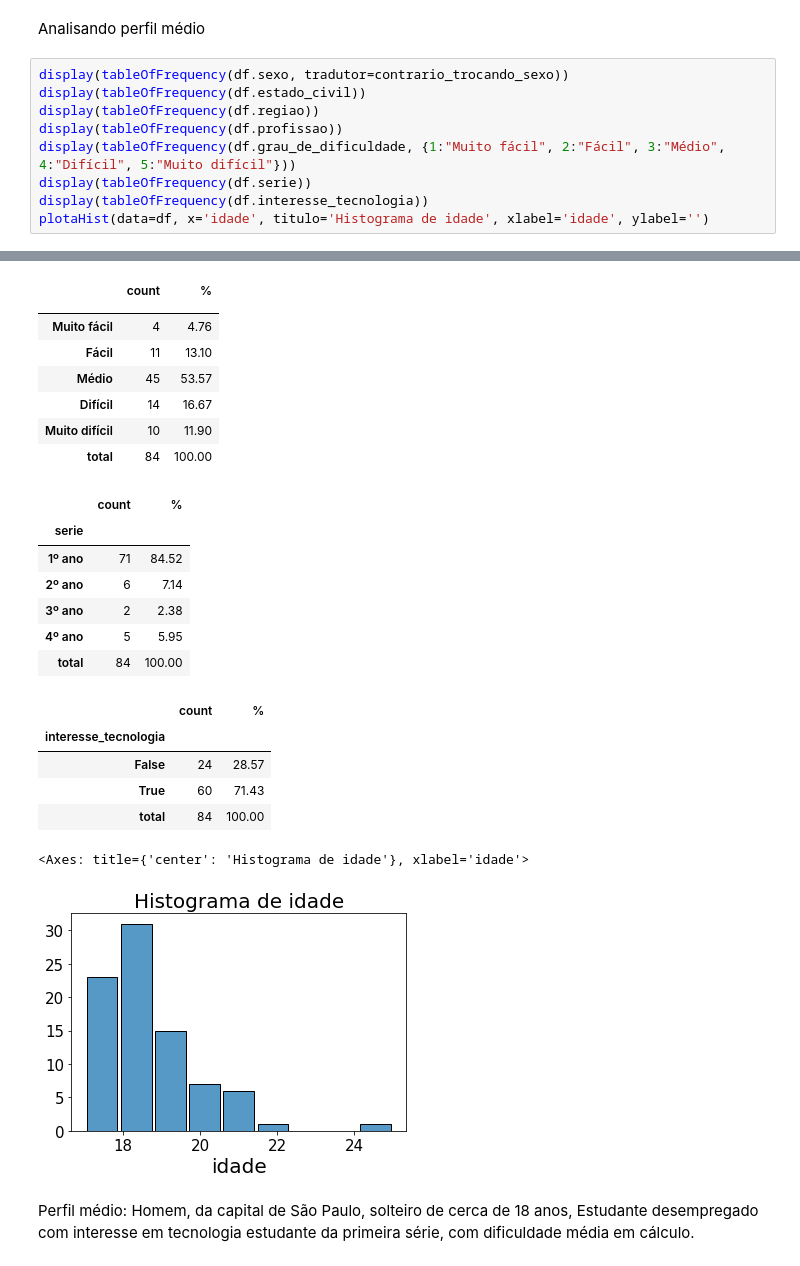
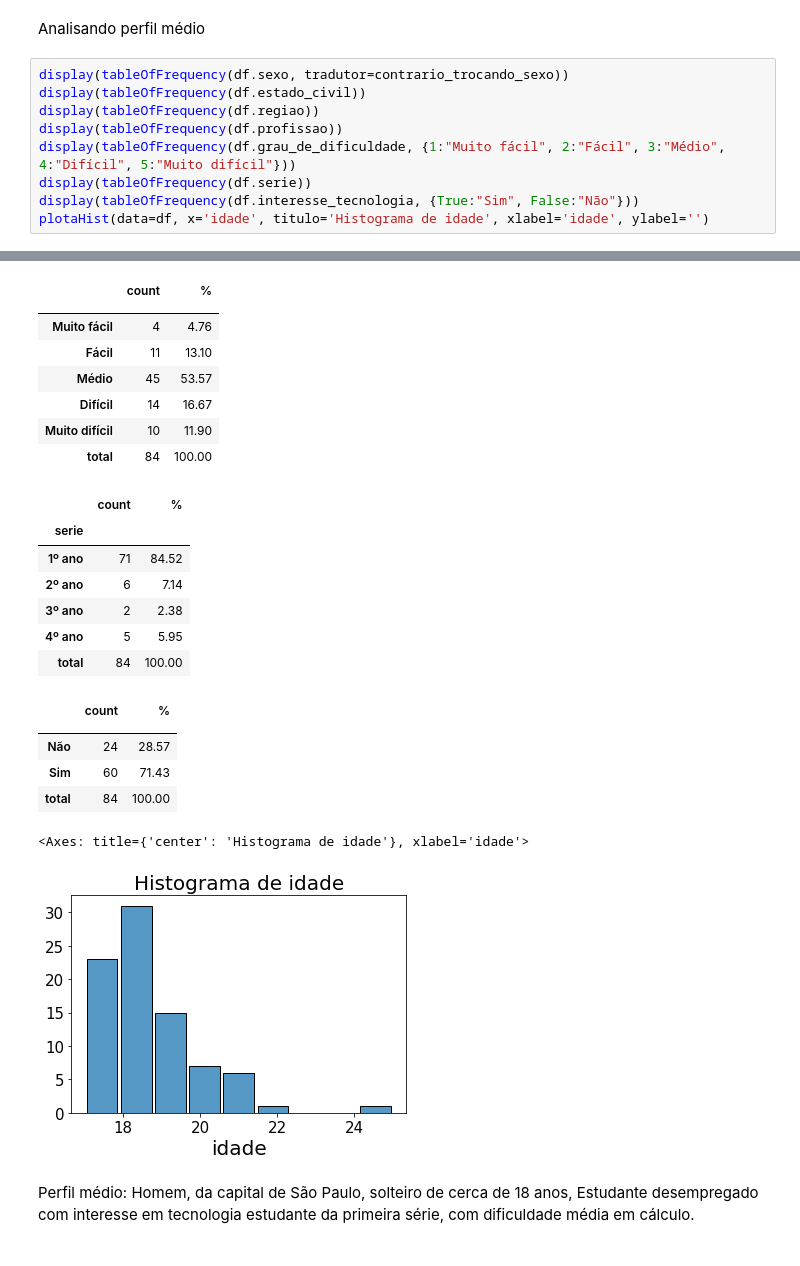
Before and after one commit to JoaoVitorBranco/T1-Estatisitca, a Jupyter notebook: T1_estatistica.ipynb, the cells around one changed output, grey strips where cells are left out. Drawn from its saved outputs; the diff is of its cells as text.

```diff
--- a/T1_estatistica.ipynb
+++ b/T1_estatistica.ipynb
@@ -491,7 +491,7 @@ display(tableOfFrequency(df.regiao))
 display(tableOfFrequency(df.profissao))
 display(tableOfFrequency(df.grau_de_dificuldade, {1:"Muito fácil", 2:"Fácil", 3:"Médio", 4:"Difícil", 5:"Muito difícil"}))
 display(tableOfFrequency(df.serie))
-display(tableOfFrequency(df.interesse_tecnologia))
+display(tableOfFrequency(df.interesse_tecnologia, {True:"Sim", False:"Não"}))
 plotaHist(data=df, x='idade', titulo='Histograma de idade', xlabel='idade', ylabel='')
 # %% [output]
 |  | count | % |
@@ -507,36 +507,36 @@ plotaHist(data=df, x='idade', titulo='Histograma de idade', xlabel='idade', ylab
 |  | count | % |
 | regiao |  |  |
 | Capital de SP | 53 | 63.10 |
 | Interior de SP | 4 | 4.76 |
 | Litoral de SP | 1 | 1.19 |
 | Região do ABCD | 26 | 30.95 |
 | total | 84 | 100.00 |
 |  | count | % |
 | profissao |  |  |
 | Desempregado | 3 | 3.57 |
 | Estudante com Renda | 16 | 19.05 |
 | Estudante sem Renda | 64 | 76.19 |
 | Trabalhando | 1 | 1.19 |
 | total | 84 | 100.00 |
 |  | count | % |
 |  |  |  |
 | Muito fácil | 4 | 4.76 |
 | Fácil | 11 | 13.10 |
 | Médio | 45 | 53.57 |
 | Difícil | 14 | 16.67 |
 | Muito difícil | 10 | 11.90 |
 | total | 84 | 100.00 |
 |  | count | % |
 | serie |  |  |
 | 1º ano | 71 | 84.52 |
 | 2º ano | 6 | 7.14 |
 | 3º ano | 2 | 2.38 |
 | 4º ano | 5 | 5.95 |
 | total | 84 | 100.00 |
 |  | count | % |
-| interesse_tecnologia |  |  |
-| False | 24 | 28.57 |
-| True | 60 | 71.43 |
+|  |  |  |
+| Não | 24 | 28.57 |
+| Sim | 60 | 71.43 |
 | total | 84 | 100.00 |
 <Axes: title={'center': 'Histograma de idade'}, xlabel='idade'>
 [figure]
```
